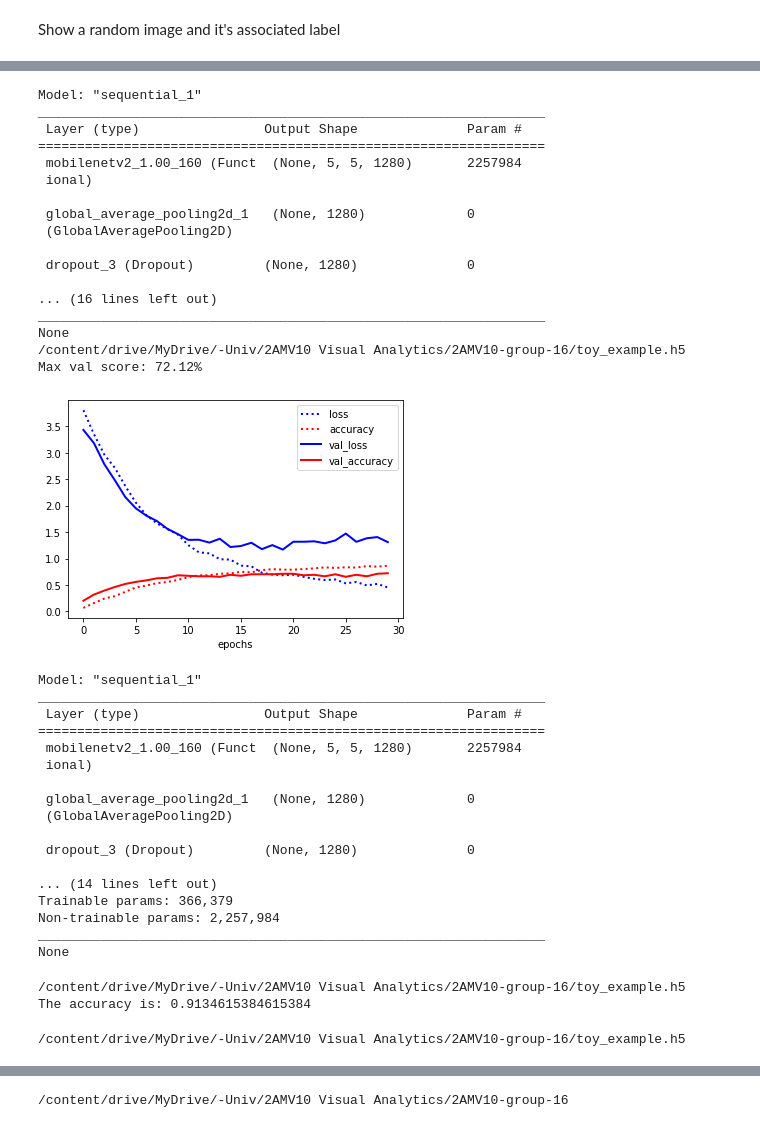
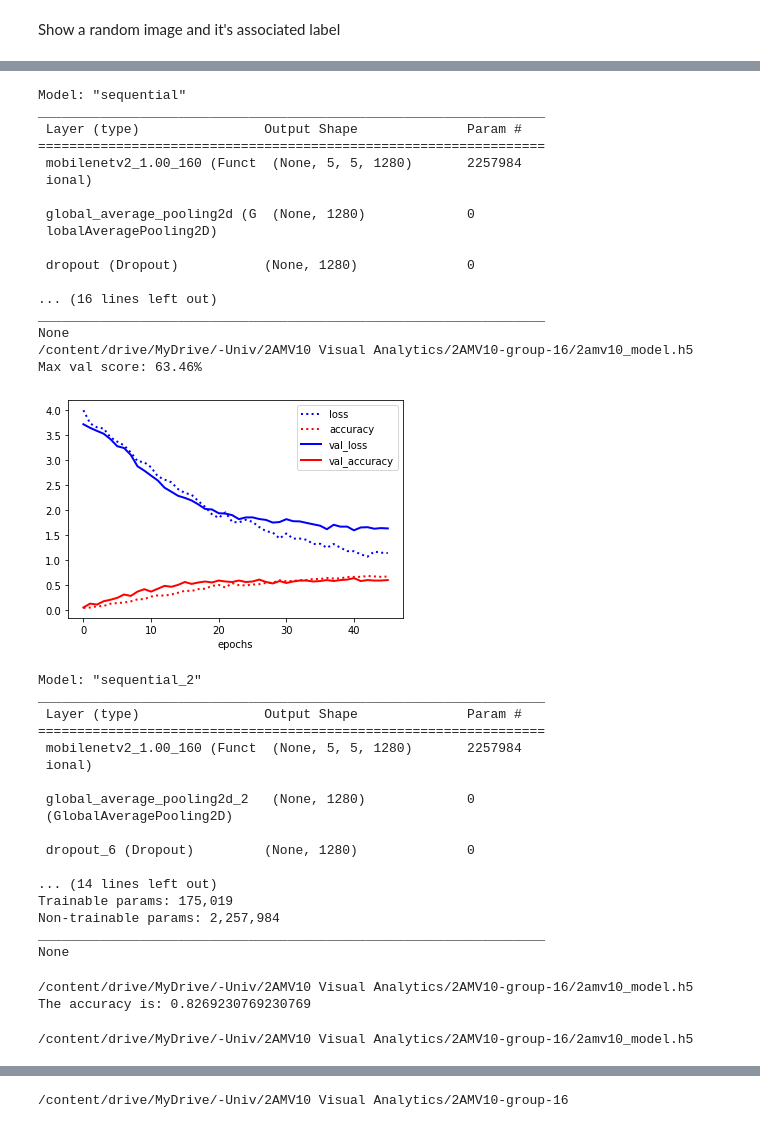
Before and after one commit to JfmGijsbers/2AMV10-group-16, a Jupyter notebook: run2.ipynb, the cells around one changed output, grey strips where cells are left out. Saved outputs shown, nothing was run; the diff lists cells and outputs as text; code cells hidden in the pictures.

```diff
--- a/run2.ipynb
+++ b/run2.ipynb
@@ -71,7 +74,7 @@ else:
 Looks good. You may continue :)
 # %%
 PATH=r"C:\Users\Jeroen Gijsbers\OneDrive - TU Eindhoven\Uni\Master\Jaar 1\Kwartiel 3\2AMV10 - Visual Analytics\Project\2AMV10-group-16"
-PATH_m = r"/content/drive/MyDrive/-Univ/2AMV10 Visual Analytics/2AMV10-group-16"
+PATH_m = r"/content/drive/MyDrive/-Univ/2AMV10/2AMV10-group-16"
 IMG_SIZE  = 160
 IMG_SHAPE = (IMG_SIZE, IMG_SIZE, 3)
 IMAGE_CHANNEL = 3
@@ -79,6 +82,7 @@ stop_training = False
 # %% [markdown]
 Helper functions
 # %%
+from gc import callbacks
 def process_img(sample):
   """Function to process the large images to a more handle-able format
 
@@ -213,7 +217,7 @@ def run_evaluation(name, model_builder, data, base_dir, train=True,
             generator, X_val, y_val = data
             history = model.fit(generator, epochs=epochs, batch_size=batch_size,
                               steps_per_epoch=steps_per_epoch, verbose=1,
-                              validation_data=(X_val, y_val))
+                              validation_data=(X_val, y_val), callbacks = callback)
             learning_curves = history.history
         else:
             X_train, X_val, y_train, y_val = data
@@ -272,3 +276,23 @@ def load_model_from_file(base_dir, name, extension='.h5'):
         shout("Saved model could not be found. Was it trained and stored correctly? Is the base_dir correct?")
         return False
     return model
+
+def save_model_to_file(model, base_dir, name, extension='.h5'):
+    """ Saves a model to file. Don't change if you use TensorFlow. Otherwise,
+    adapt as needed.
+    Keyword arguments:
+    model -- the model to be saved
+    base_dir -- Directory where the models should be stored
+    name -- Name of the model, e.g. 'question_1_1'
+    extension -- the file extension
+    """
+    path = os.path.join(base_dir, name+extension)
+    model.save(path)
+    size = os.path.getsize(path)
+    # If model > 100MB, store the weights and architecture only.
+    if size > 100*1024*1024:
+        print("Model larger than 100MB, storing weights only.")
+        model.save_weights(path)
+        model_json = model.to_json()
+        with open(os.path.join(base_dir, name+".json"), "w") as json_file:
+            json_file.write(model_json)
@@ -297,8 +325,8 @@ from tensorflow.keras.utils import to_categorical
 
 X_train, X_test, y_train, y_test = train_test_split(X, y, stratify=y, test_size=0.2)
 
-X_train = np.repeat(X_train, 10, axis=0)
-y_train = np.repeat(y_train, 10, axis=0)
+X_train = np.repeat(X_train, 15, axis=0)
+y_train = np.repeat(y_train, 15, axis=0)
 
 X_train, X_val, y_train, y_val = train_test_split(X_train, y_train, stratify=y_train, test_size=0.2)
 
@@ -325,3 +353,5 @@ classes = dict(zip(pd.unique(y_train), labels))
 y_train = to_categorical(y_train)
 y_test = to_categorical(y_test)
 y_val = to_categorical(y_val)
+
+print(f"y_train shape: {y_train.shape} \n y_val shape: {y_val.shape} \n y_test shape: {y_test.shape}")
@@ -419,15 +408,15 @@ def build_toy_model():
 
     model.add(mobilenet)
     # I tried unfreezing in the function below but it didnt work well
-    for layer in model.layers[:1]:
+    for layer in model.layers:
       layer.trainable = False
 
     model.add(layers.GlobalAveragePooling2D())
-    model.add(layers.Dropout(0.25))
+    model.add(layers.Dropout(0.3))
     model.add(layers.Flatten())
-    model.add(layers.Dense(256, activation='relu'))
-    model.add(layers.Dropout(0.35))
     model.add(layers.Dense(128, activation='relu'))
+    model.add(layers.Dropout(0.4))
+    model.add(layers.Dense(64, activation='relu'))
     model.add(layers.Dropout(0.45))
     model.add(layers.Dense(y_val.shape[1], activation='softmax'))
     model.compile(optimizer='rmsprop',
@@ -444,40 +433,40 @@ callback = EarlyStopping(monitor='val_loss', mode='min', verbose=1, patience=10)
 # %%
-run_evaluation("toy_example", build_toy_model, augment_data(),
-               PATH_m, generator=True, epochs=100, steps_per_epoch=30,
-               train=False)
+run_evaluation("2amv10_model", build_toy_model, augment_data(),
+               PATH_m, generator=True, epochs=50, steps_per_epoch=20,
+               train=False) # change the train parameter if you want to re-train the model
 # %% [output]
-Model: "sequential_1"
+Model: "sequential"
 _________________________________________________________________
  Layer (type)                Output Shape              Param #
 =================================================================
  mobilenetv2_1.00_160 (Funct  (None, 5, 5, 1280)       2257984
  ional)
 
- global_average_pooling2d_1   (None, 1280)             0
- (GlobalAveragePooling2D)
+ global_average_pooling2d (G  (None, 1280)             0
+ lobalAveragePooling2D)
 
- dropout_3 (Dropout)         (None, 1280)              0
+ dropout (Dropout)           (None, 1280)              0
 
 ... (16 lines left out)
 _________________________________________________________________
 None
-/content/drive/MyDrive/-Univ/2AMV10 Visual Analytics/2AMV10-group-16/toy_example.h5
-Max val score: 72.12%
+/content/drive/MyDrive/-Univ/2AMV10 Visual Analytics/2AMV10-group-16/2amv10_model.h5
+Max val score: 63.46%
-[figure, old version]
+[figure, new version]
-Model: "sequential_1"
+Model: "sequential_2"
 _________________________________________________________________
  Layer (type)                Output Shape              Param #
 =================================================================
  mobilenetv2_1.00_160 (Funct  (None, 5, 5, 1280)       2257984
  ional)
 
- global_average_pooling2d_1   (None, 1280)             0
+ global_average_pooling2d_2   (None, 1280)             0
  (GlobalAveragePooling2D)
 
- dropout_3 (Dropout)         (None, 1280)              0
+ dropout_6 (Dropout)         (None, 1280)              0
 
 ... (14 lines left out)
-Trainable params: 366,379
+Trainable params: 175,019
 Non-trainable params: 2,257,984
 _________________________________________________________________
 None
@@ -485,19 +474,20 @@ None
 from sklearn.metrics import accuracy_score
 
 def evaluate_model(name):
+    """Function to evaluate on the test set, adapted from 2AMM15"""
     model = load_model_from_file(PATH_m, name, ".h5")
     preds = np.argmax(model.predict(X_test), axis=1)
     y_test_c = np.argmax(y_test,axis=1)
     print(f"The accuracy is: {accuracy_score(preds, y_test_c)}")
     return accuracy_score(preds, y_test_c)
-test_accuracy_2_1 = evaluate_model("toy_example")
+test_accuracy_2_1 = evaluate_model("2amv10_model")
 # %% [output]
-/content/drive/MyDrive/-Univ/2AMV10 Visual Analytics/2AMV10-group-16/toy_example.h5
-The accuracy is: 0.9134615384615384
+/content/drive/MyDrive/-Univ/2AMV10 Visual Analytics/2AMV10-group-16/2amv10_model.h5
+The accuracy is: 0.8269230769230769
 # %%
-model = load_model_from_file(PATH_m, 'toy_example', '.h5')
+model = load_model_from_file(PATH_m, '2amv10_model', '.h5')
 # %% [output]
-/content/drive/MyDrive/-Univ/2AMV10 Visual Analytics/2AMV10-group-16/toy_example.h5
+/content/drive/MyDrive/-Univ/2AMV10 Visual Analytics/2AMV10-group-16/2amv10_model.h5
 # %%
 from sklearn.metrics import confusion_matrix, ConfusionMatrixDisplay
 
```
Also changed, not shown: parts of 26 cells of this notebook, 12 other files.
